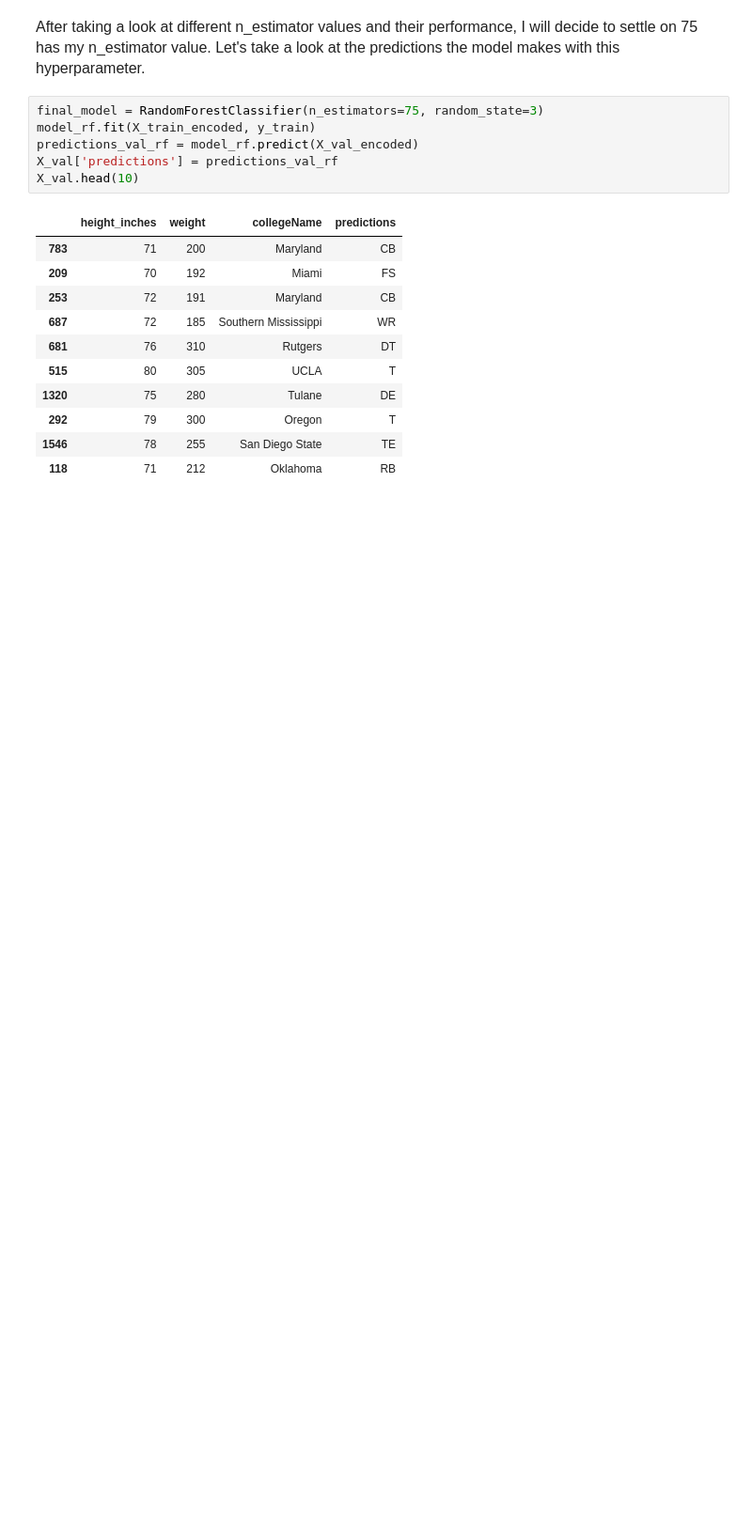
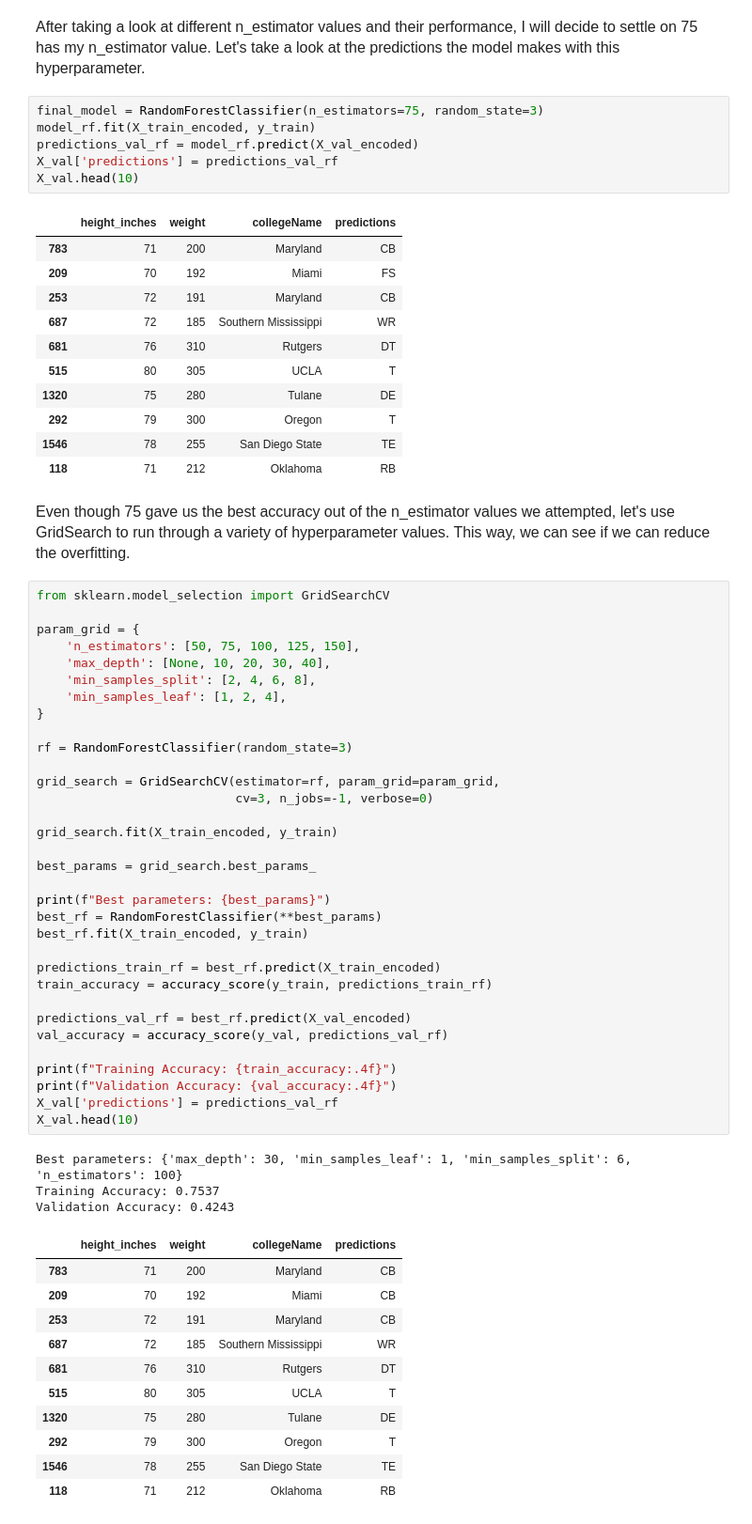
Before and after one commit to glaframb71/CS39AA-Project, a Jupyter notebook: 39aa-project-part-2.ipynb, the cells around one changed output. Shown at 94% size. Saved outputs shown, nothing was run; the diff lists cells and outputs as text; blank space fills up the shorter version.

```diff
--- a/39aa-project-part-2.ipynb
+++ b/39aa-project-part-2.ipynb
@@ -165,3 +165,53 @@ X_val.head(10)
 | 292 | 79 | 300 | Oregon | T |
 | 1546 | 78 | 255 | San Diego State | TE |
 | 118 | 71 | 212 | Oklahoma | RB |
+# %% [markdown]
+<font size='3'>Even though 75 gave us the best accuracy out of the n_estimator values we attempted, let's use GridSearch to run through a variety of hyperparameter values. This way, we can see if we can reduce the overfitting.</font>
+# %%
+from sklearn.model_selection import GridSearchCV
+
+param_grid = {
+    'n_estimators': [50, 75, 100, 125, 150],
+    'max_depth': [None, 10, 20, 30, 40],
+    'min_samples_split': [2, 4, 6, 8],
+    'min_samples_leaf': [1, 2, 4],
+}
+
+rf = RandomForestClassifier(random_state=3)
+
+grid_search = GridSearchCV(estimator=rf, param_grid=param_grid,
+                           cv=3, n_jobs=-1, verbose=0)
+
+grid_search.fit(X_train_encoded, y_train)
+
+best_params = grid_search.best_params_
+
+print(f"Best parameters: {best_params}")
+best_rf = RandomForestClassifier(**best_params)
+best_rf.fit(X_train_encoded, y_train)
+
+predictions_train_rf = best_rf.predict(X_train_encoded)
+train_accuracy = accuracy_score(y_train, predictions_train_rf)
+
+predictions_val_rf = best_rf.predict(X_val_encoded)
+val_accuracy = accuracy_score(y_val, predictions_val_rf)
+
+print(f"Training Accuracy: {train_accuracy:.4f}")
+print(f"Validation Accuracy: {val_accuracy:.4f}")
+X_val['predictions'] = predictions_val_rf
+X_val.head(10)
+# %% [output]
+Best parameters: {'max_depth': 30, 'min_samples_leaf': 1, 'min_samples_split': 6, 'n_estimators': 100}
+Training Accuracy: 0.7537
+Validation Accuracy: 0.4243
+|  | height_inches | weight | collegeName | predictions |
+| 783 | 71 | 200 | Maryland | CB |
+| 209 | 70 | 192 | Miami | CB |
+| 253 | 72 | 191 | Maryland | CB |
+| 687 | 72 | 185 | Southern Mississippi | WR |
+| 681 | 76 | 310 | Rutgers | DT |
+| 515 | 80 | 305 | UCLA | T |
+| 1320 | 75 | 280 | Tulane | DE |
+| 292 | 79 | 300 | Oregon | T |
+| 1546 | 78 | 255 | San Diego State | TE |
+| 118 | 71 | 212 | Oklahoma | RB |
```
